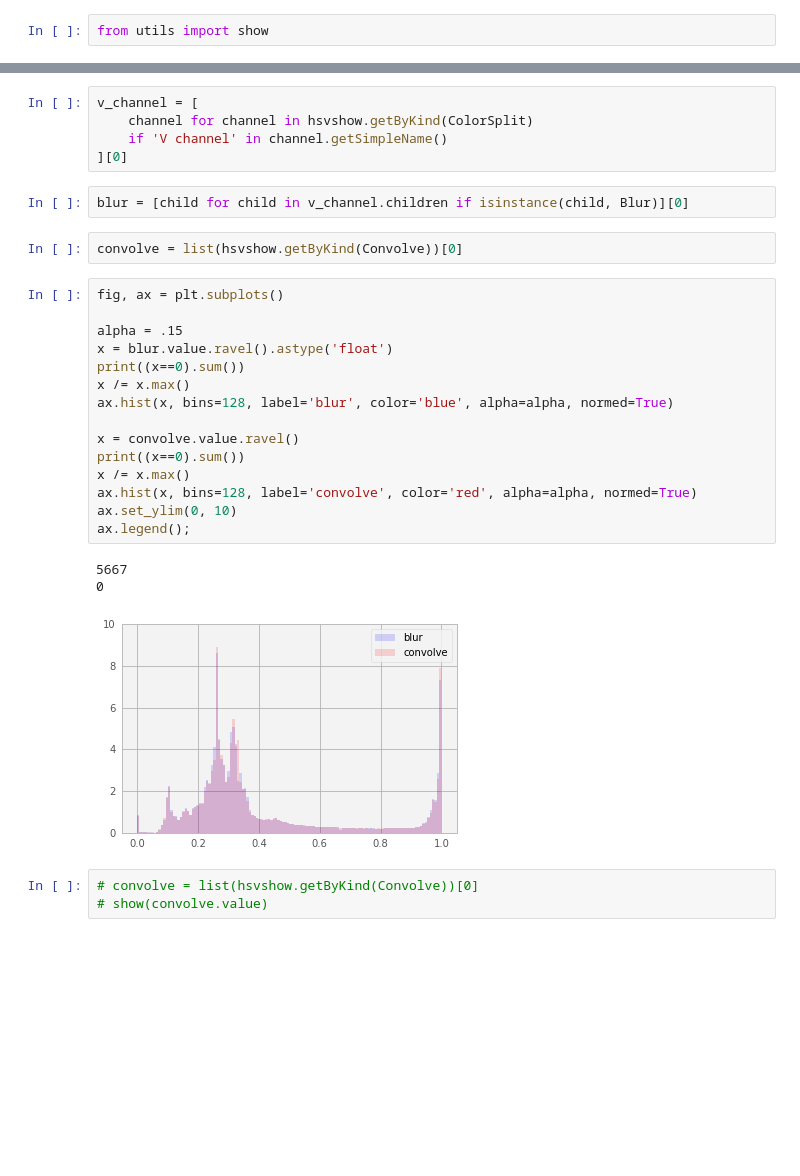
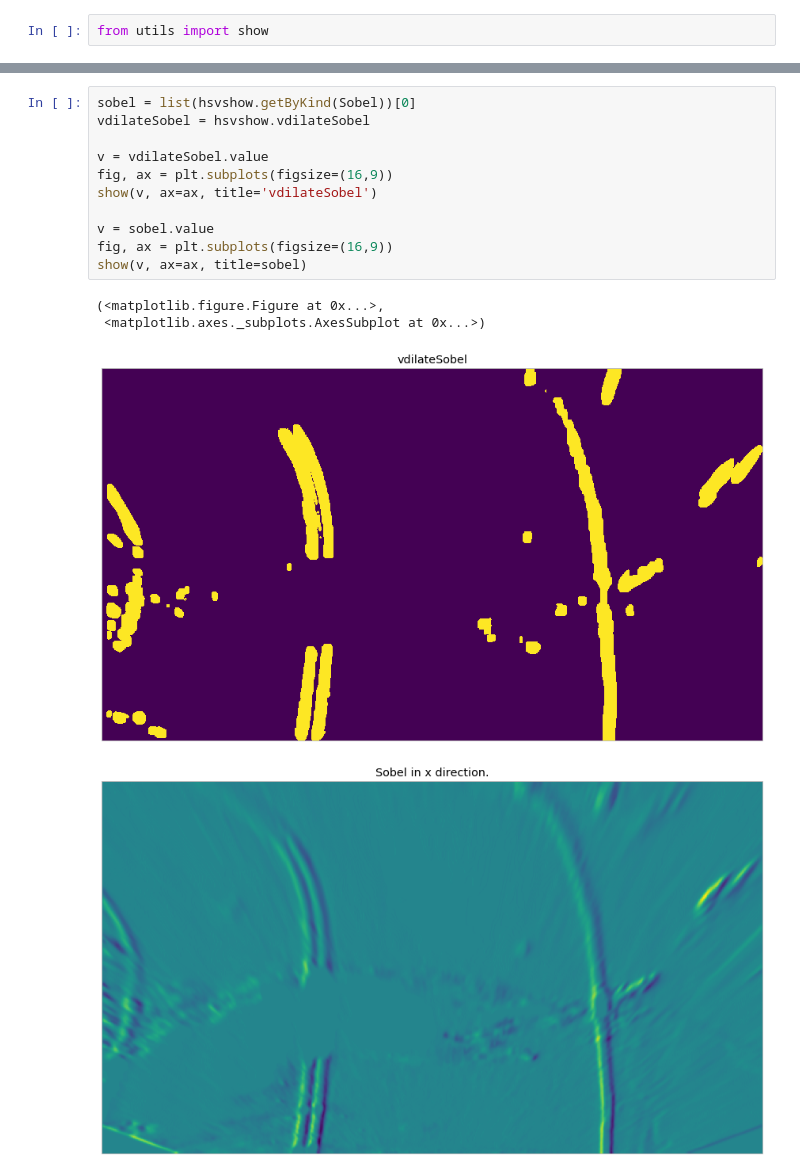
Before and after one commit to tsbertalan/laneLines, a Jupyter notebook: Evaluating HSV.ipynb, the cells around one changed output, grey strips where cells are left out. Saved outputs shown, nothing was run; the diff lists cells and outputs as text; blank space fills up the shorter version.

```diff
--- a/Evaluating HSV.ipynb
+++ b/Evaluating HSV.ipynb
@@ -75,31 +70,16 @@ v_channel.getSimpleName()
-# %%
-v_channel = [
-    channel for channel in hsvshow.getByKind(ColorSplit)
-    if 'V channel' in channel.getSimpleName()
-][0]
-# %%
-blur = [child for child in v_channel.children if isinstance(child, Blur)][0]
-# %%
-convolve = list(hsvshow.getByKind(Convolve))[0]
-# %%
-fig, ax = plt.subplots()
-
-alpha = .15
-x = blur.value.ravel().astype('float')
-print((x==0).sum())
-x /= x.max()
-ax.hist(x, bins=128, label='blur', color='blue', alpha=alpha, normed=True)
-
-x = convolve.value.ravel()
-print((x==0).sum())
-x /= x.max()
-ax.hist(x, bins=128, label='convolve', color='red', alpha=alpha, normed=True)
-ax.set_ylim(0, 10)
-ax.legend();
-# %% [output]
-5667
-0
-[figure, removed]
-# %%
-# convolve = list(hsvshow.getByKind(Convolve))[0]
-# show(convolve.value)
+# %%
+sobel = list(hsvshow.getByKind(Sobel))[0]
+vdilateSobel = hsvshow.vdilateSobel
+
+v = vdilateSobel.value
+fig, ax = plt.subplots(figsize=(16,9))
+show(v, ax=ax, title='vdilateSobel')
+
+v = sobel.value
+fig, ax = plt.subplots(figsize=(16,9))
+show(v, ax=ax, title=sobel)
+# %% [output]
+(<matplotlib.figure.Figure at 0x...>,
+ <matplotlib.axes._subplots.AxesSubplot at 0x...>)
+[figure, added]
+[figure, added]
```
Also changed, not shown: parts of 8 cells of this notebook, 6 other files.
